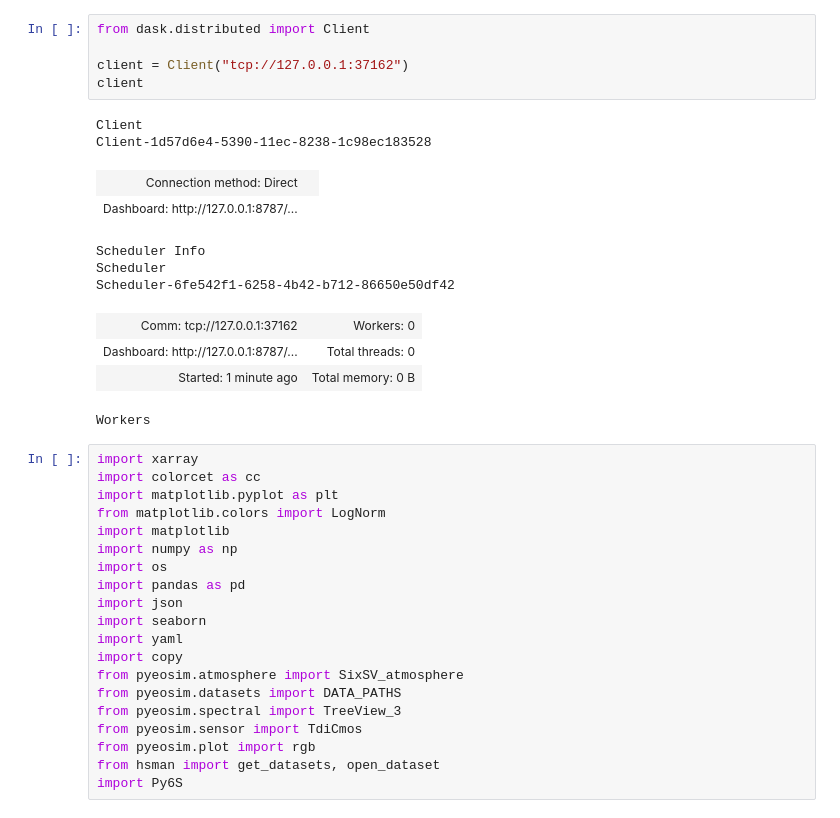
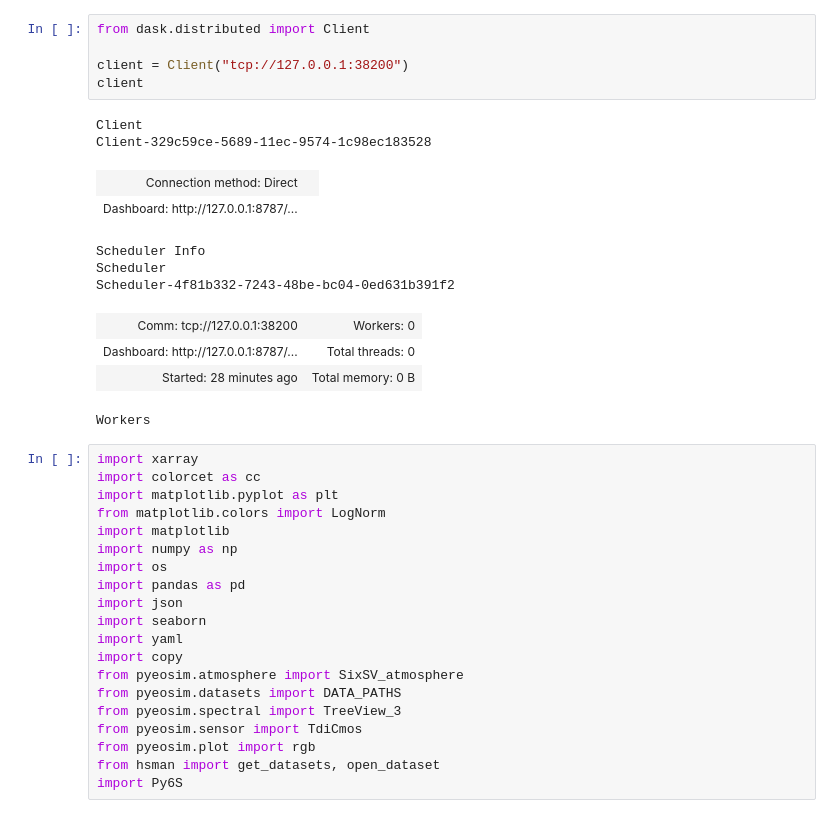
Before and after one commit to joe-fennell/pyeosim, a Jupyter notebook: Simulated_dataset_generation.ipynb, the cells around one changed output. Drawn from its saved outputs; the diff is of its cells as text.

```diff
--- a/Simulated_dataset_generation.ipynb
+++ b/Simulated_dataset_generation.ipynb
@@ -1,20 +1,20 @@
-# %%
-from dask.distributed import Client
-
-client = Client("tcp://127.0.0.1:37162")
-client
-# %% [output]
-Client
-Client-1d57d6e4-5390-11ec-8238-1c98ec183528
-| Connection method: Direct |  |
-| Dashboard: http://127.0.0.1:8787/... |  |
-Scheduler Info
-Scheduler
-Scheduler-6fe542f1-6258-4b42-b712-86650e50df42
-| Comm: tcp://127.0.0.1:37162 | Workers: 0 |
-| Dashboard: http://127.0.0.1:8787/... | Total threads: 0 |
-| Started: 1 minute ago | Total memory: 0 B |
-Workers
+# %%
+from dask.distributed import Client
+
+client = Client("tcp://127.0.0.1:38200")
+client
+# %% [output]
+Client
+Client-329c59ce-5689-11ec-9574-1c98ec183528
+| Connection method: Direct |  |
+| Dashboard: http://127.0.0.1:8787/... |  |
+Scheduler Info
+Scheduler
+Scheduler-4f81b332-7243-48be-bc04-0ed631b391f2
+| Comm: tcp://127.0.0.1:38200 | Workers: 0 |
+| Dashboard: http://127.0.0.1:8787/... | Total threads: 0 |
+| Started: 28 minutes ago | Total memory: 0 B |
+Workers
 # %%
 import xarray
 import colorcet as cc
```
Also changed, not shown: parts of 2 cells of this notebook.
